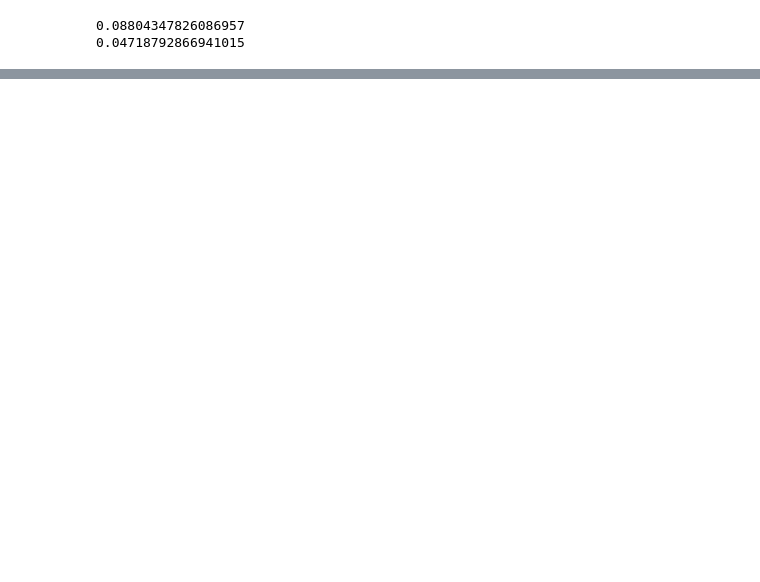
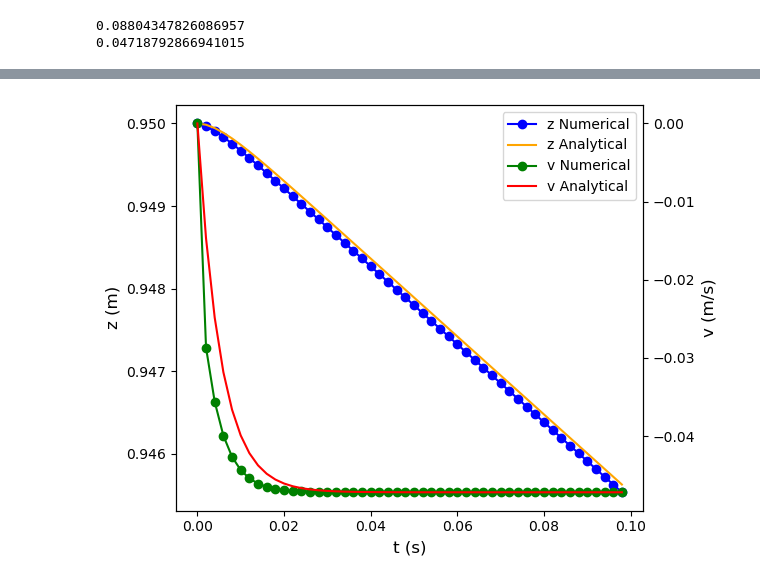
Before and after one commit to MohamedElkamash/moose, a Jupyter notebook: modules/ray_tracing/test_cases/input_files/stokes.ipynb, the cells around one changed output, grey strips where cells are left out. Cells and saved outputs as stored; diff of their text form; code cells hidden in the pictures; blank space fills up the shorter version.

```diff
--- a/modules/ray_tracing/test_cases/input_files/stokes.ipynb
+++ b/modules/ray_tracing/test_cases/input_files/stokes.ipynb
@@ -41,0 +59,46 @@ plt.plot(t,z_num)
+# %%
+# Sample data
+size = 50
+x = t[:size]
+y1 = z[:size]
+y1_num = z_num[:size]             # First y data
+y2 = v[:size]
+y2_num = v_num[:size]
+
+         # Second y data
+
+fig, ax1 = plt.subplots()
+
+# Plot on the first y-axis
+ax1.plot(x, y1_num, 'blue', label='z Numerical', marker = 'o')
+ax1.plot(x, y1, 'orange', label='z Analytical')
+ax1.set_xlabel('t (s)', fontsize = 12)
+ax1.set_ylabel('z (m)', color='black', fontsize = 12)
+ax1.tick_params(axis='y', labelcolor='black')
+
+# Create a second y-axis sharing the same x-axis
+ax2 = ax1.twinx()
+ax2.plot(x, y2_num, 'green', label='v Numerical', marker = 'o')
+ax2.plot(x, y2, 'red', label='v Analytical')
+ax2.set_ylabel('v (m/s)', color='black', fontsize = 12)
+ax2.tick_params(axis='y', labelcolor='black')
+
+lines_1, labels_1 = ax1.get_legend_handles_labels()
+lines_2, labels_2 = ax2.get_legend_handles_labels()
+
+# Plot legend manually in figure coordinates
+ax1.legend(
+    lines_1 + lines_2,
+    labels_1 + labels_2,
+    loc='upper right',              # general area
+    bbox_to_anchor=(1.0, 1.0),    # (x, y) in axes fraction
+    fontsize=10,
+    frameon=True
+)
+
+# Optional: save
+plt.tight_layout()
+#plt.savefig('stokes.png', dpi=400)
+plt.show()
+# %% [output]
+[figure, added]
```
Also changed, not shown: parts of 1 cell of this notebook, 14 other files.
